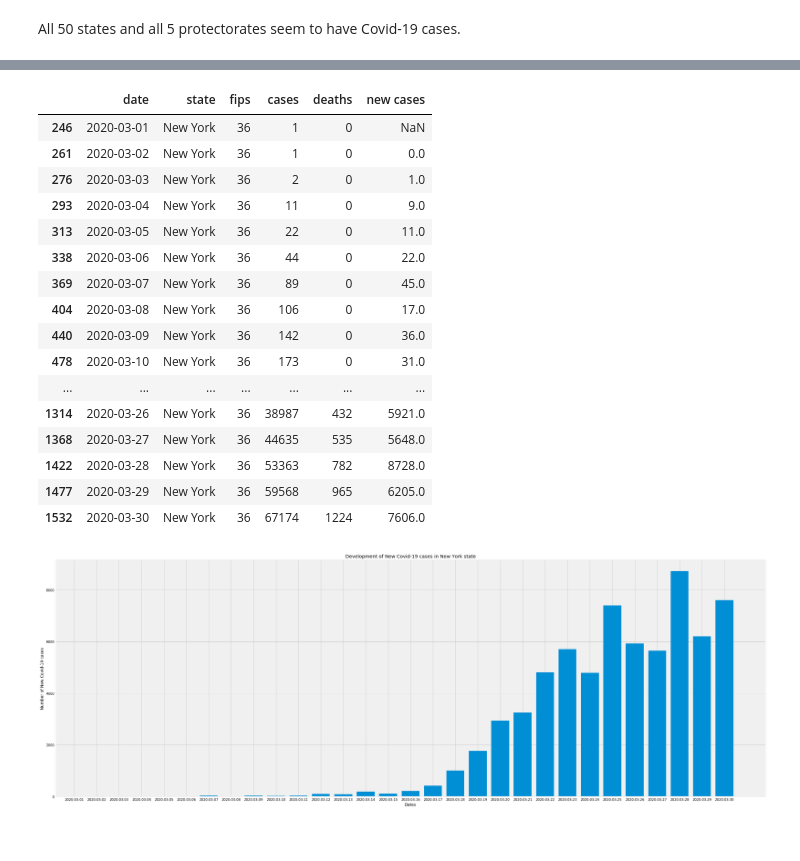
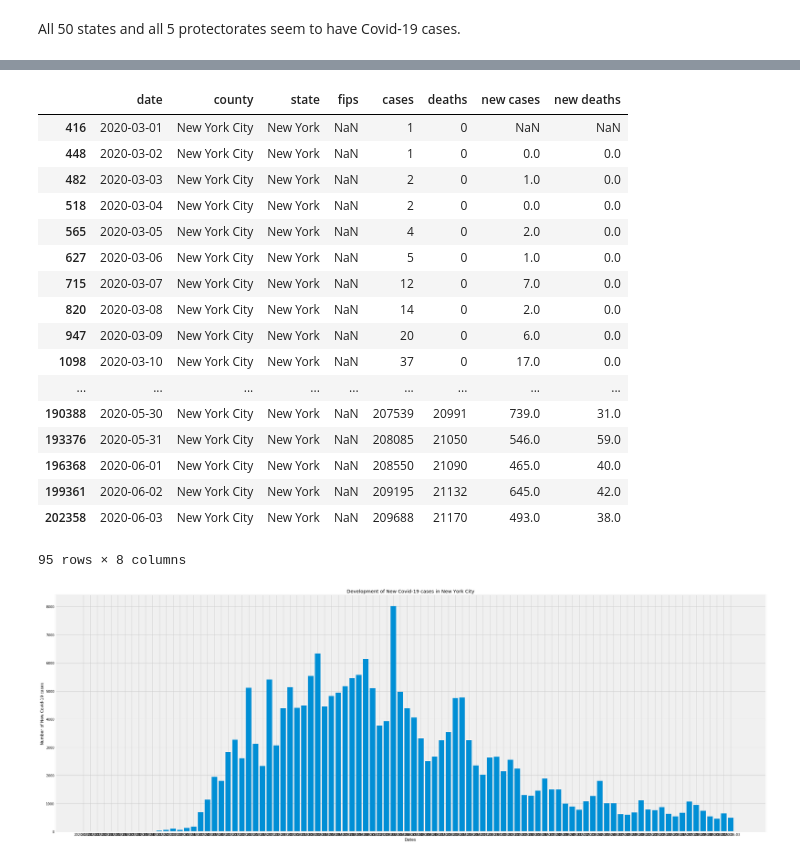
Before and after one commit to yhpf/nyt_covid-19, a Jupyter notebook: NYT_Covid-19.ipynb, the cells around one changed output, grey strips where cells are left out. Cells and saved outputs as stored; diff of their text form; code cells hidden in the pictures.

```diff
--- a/NYT_Covid-19.ipynb
+++ b/NYT_Covid-19.ipynb
@@ -148,4 +86,4 @@ All 50 states and all 5 protectorates seem to have Covid-19 cases.
 # %%
-new_york = states[states['state']== 'New York']
+new_york = counties[counties['state']== 'New York']
 new_york
 # %% [output]
@@ -168,0 +108,3 @@ new_york
+# %%
+new_york_city = new_york[new_york['county']== 'New York City']
+new_york_city
@@ -184,34 +145,35 @@ plt.show()
 # %%
-new_york.loc[:,'new cases'] = new_york['cases'].diff()
-new_york
+new_york_city.loc[:,'new cases'] = new_york_city['cases'].diff()
+new_york_city
 # %% [output]
-|  | date | state | fips | cases | deaths | new cases |
-| 246 | 2020-03-01 | New York | 36 | 1 | 0 | NaN |
-| 261 | 2020-03-02 | New York | 36 | 1 | 0 | 0.0 |
-| 276 | 2020-03-03 | New York | 36 | 2 | 0 | 1.0 |
-| 293 | 2020-03-04 | New York | 36 | 11 | 0 | 9.0 |
-| 313 | 2020-03-05 | New York | 36 | 22 | 0 | 11.0 |
-| 338 | 2020-03-06 | New York | 36 | 44 | 0 | 22.0 |
-| 369 | 2020-03-07 | New York | 36 | 89 | 0 | 45.0 |
-| 404 | 2020-03-08 | New York | 36 | 106 | 0 | 17.0 |
-| 440 | 2020-03-09 | New York | 36 | 142 | 0 | 36.0 |
-| 478 | 2020-03-10 | New York | 36 | 173 | 0 | 31.0 |
-| ... | ... | ... | ... | ... | ... | ... |
-| 1314 | 2020-03-26 | New York | 36 | 38987 | 432 | 5921.0 |
-| 1368 | 2020-03-27 | New York | 36 | 44635 | 535 | 5648.0 |
-| 1422 | 2020-03-28 | New York | 36 | 53363 | 782 | 8728.0 |
-| 1477 | 2020-03-29 | New York | 36 | 59568 | 965 | 6205.0 |
-| 1532 | 2020-03-30 | New York | 36 | 67174 | 1224 | 7606.0 |
+|  | date | county | state | fips | cases | deaths | new cases | new deaths |
+| 416 | 2020-03-01 | New York City | New York | NaN | 1 | 0 | NaN | NaN |
+| 448 | 2020-03-02 | New York City | New York | NaN | 1 | 0 | 0.0 | 0.0 |
+| 482 | 2020-03-03 | New York City | New York | NaN | 2 | 0 | 1.0 | 0.0 |
+| 518 | 2020-03-04 | New York City | New York | NaN | 2 | 0 | 0.0 | 0.0 |
+| 565 | 2020-03-05 | New York City | New York | NaN | 4 | 0 | 2.0 | 0.0 |
+| 627 | 2020-03-06 | New York City | New York | NaN | 5 | 0 | 1.0 | 0.0 |
+| 715 | 2020-03-07 | New York City | New York | NaN | 12 | 0 | 7.0 | 0.0 |
+| 820 | 2020-03-08 | New York City | New York | NaN | 14 | 0 | 2.0 | 0.0 |
+| 947 | 2020-03-09 | New York City | New York | NaN | 20 | 0 | 6.0 | 0.0 |
+| 1098 | 2020-03-10 | New York City | New York | NaN | 37 | 0 | 17.0 | 0.0 |
+| ... | ... | ... | ... | ... | ... | ... | ... | ... |
+| 190388 | 2020-05-30 | New York City | New York | NaN | 207539 | 20991 | 739.0 | 31.0 |
+| 193376 | 2020-05-31 | New York City | New York | NaN | 208085 | 21050 | 546.0 | 59.0 |
+| 196368 | 2020-06-01 | New York City | New York | NaN | 208550 | 21090 | 465.0 | 40.0 |
+| 199361 | 2020-06-02 | New York City | New York | NaN | 209195 | 21132 | 645.0 | 42.0 |
+| 202358 | 2020-06-03 | New York City | New York | NaN | 209688 | 21170 | 493.0 | 38.0 |
+95 rows × 8 columns
 # %%
-# Viz - Development for new Covid-19 cases in New York state
+# Viz - Development for new Covid-19 cases in New York City
 fig = plt.figure(figsize=(30,10))
 ax = fig.add_axes([0,0,1,1])
-date = new_york['date']
-cases = new_york['new cases']
+date = new_york_city['date']
+cases = new_york_city['new cases']
 ax.bar(date,cases)
 ax.set_ylabel('Number of New Covid-19 cases')
 ax.set_xlabel('Dates')
-ax.set_title('Development of New Covid-19 cases in New York state')
+ax.set_title('Development of New Covid-19 cases in New York City')
 plt.show()
 # %% [output]
-[figure, old version]
+[figure, new version]
```
Also changed, not shown: parts of 30 cells of this notebook.
